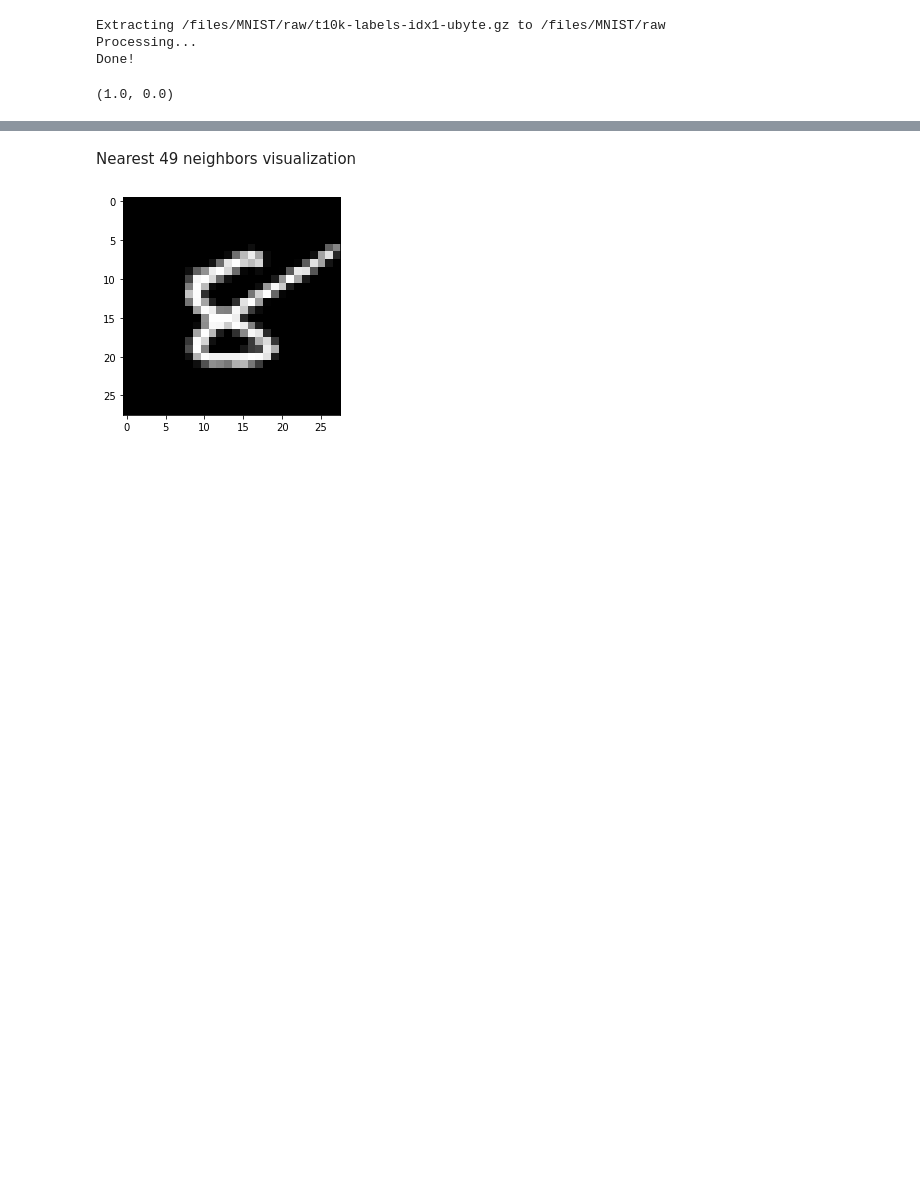
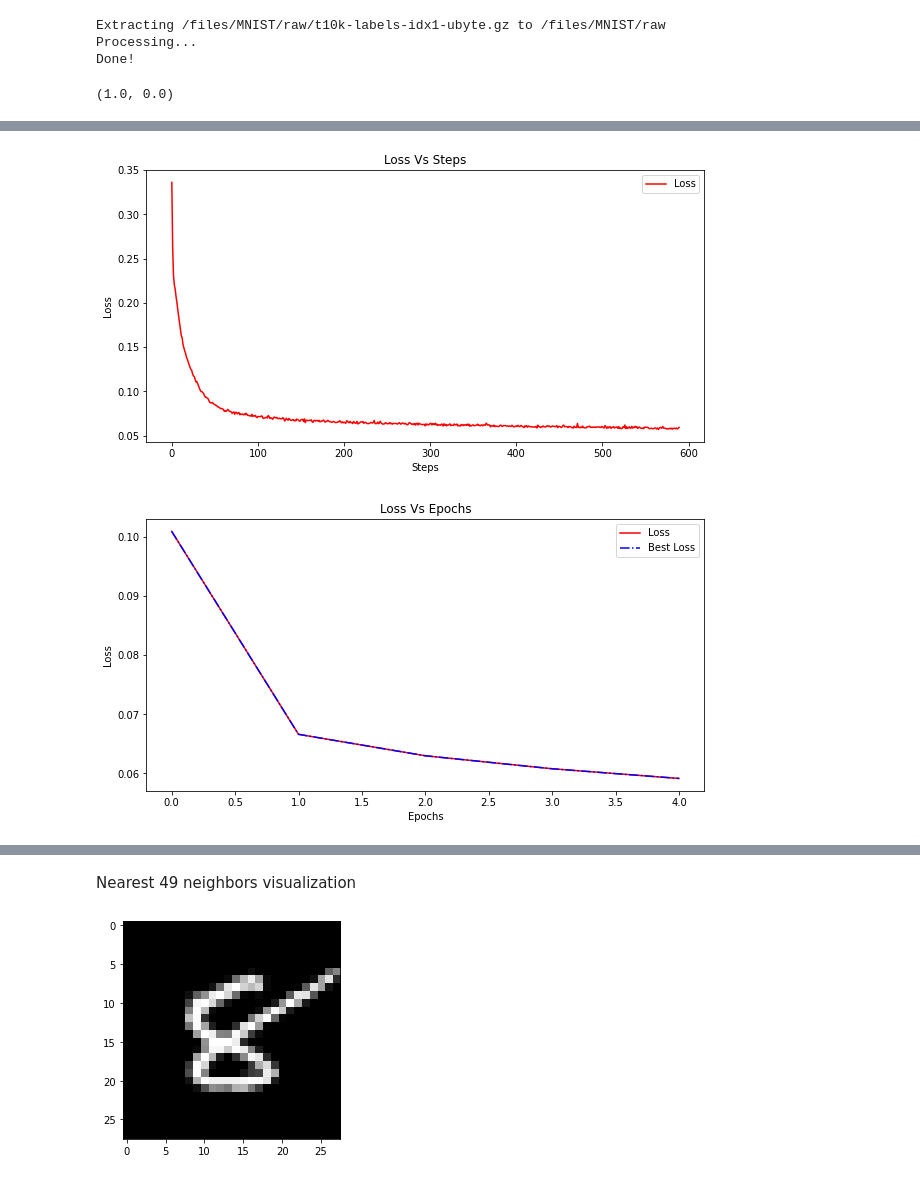
Before and after one commit to mohamadmansourX/CEnt, a Jupyter notebook: MNIST_Benchmark_Carla_Wrapper.ipynb, the cells around one changed output, grey strips where cells are left out. Drawn from its saved outputs; the diff is of its cells as text; code cells hidden in the pictures; blank space fills up the shorter version.

```diff
--- a/MNIST_Benchmark_Carla_Wrapper.ipynb
+++ b/MNIST_Benchmark_Carla_Wrapper.ipynb
@@ -1786,3 +1807,8 @@ KeyboardInterrupt: ignored
+# %%
+plot_loss(generative_model.loss_list)
+# %% [output]
+[figure, added]
+[figure, added]
 # %%
 generative_model.eval()
 generative_model.plot_loss()
```
Also changed, not shown: parts of 6 cells of this notebook.
